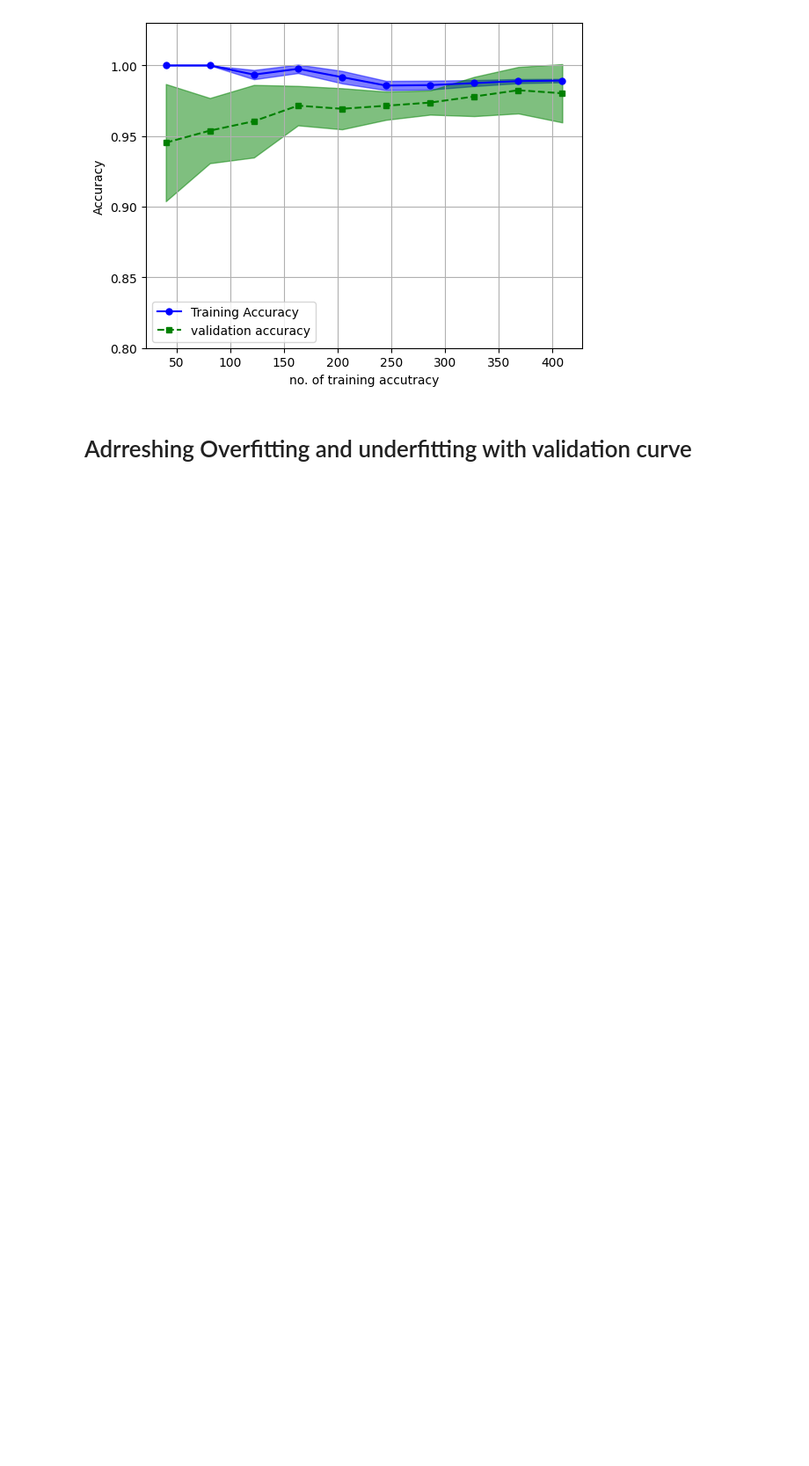
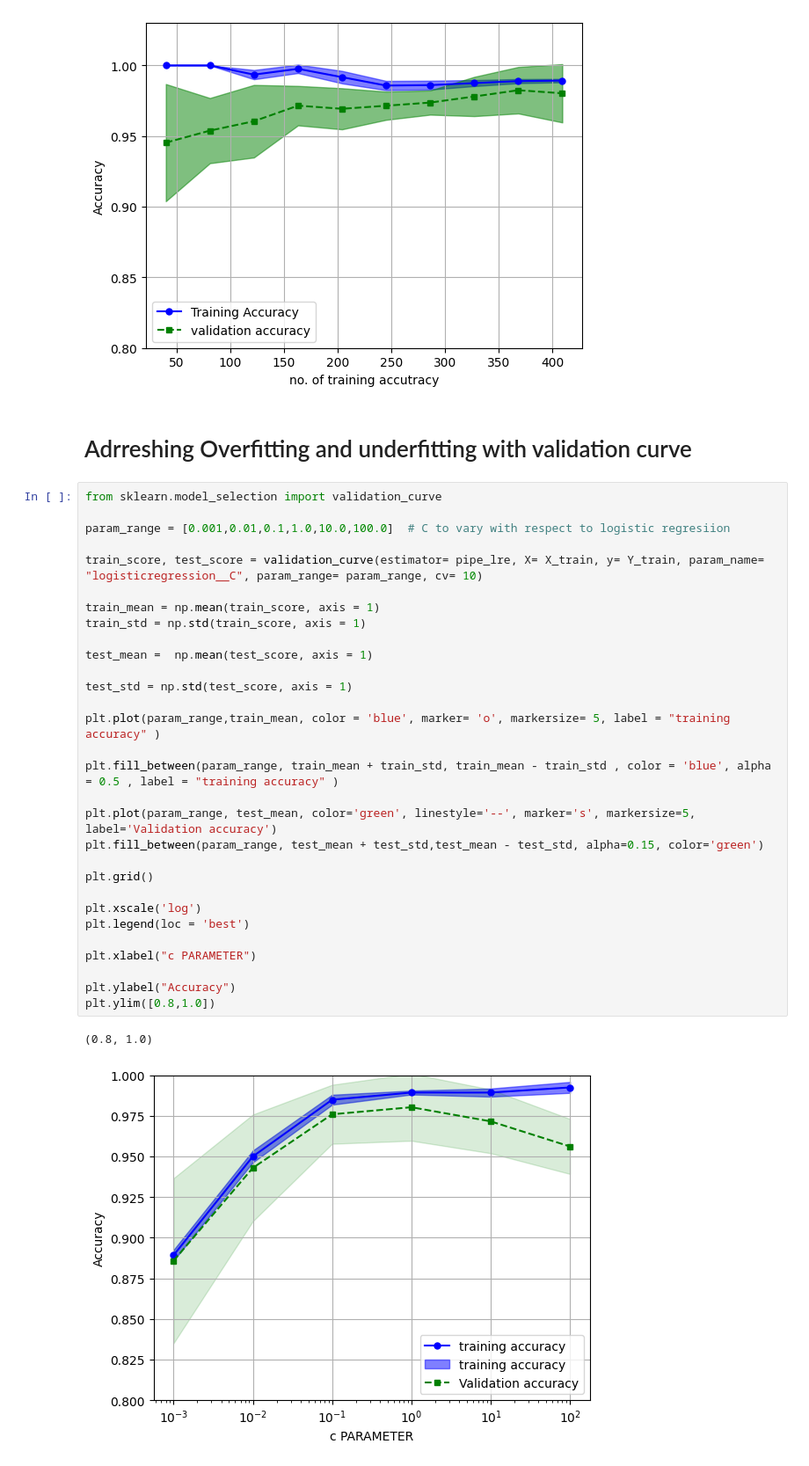
Before and after one commit to Wizard-hash2/Pipeline_workflow, a Jupyter notebook: K_fold_winsDataset.ipynb, the cells around one changed output. Shown at 88% size. Cells and saved outputs as stored; diff of their text form; blank space fills up the shorter version.

Commit message:
Fadher: ngenoh Updates vaidation curves and Grid search

```diff
--- a/K_fold_winsDataset.ipynb
+++ b/K_fold_winsDataset.ipynb
@@ -109,3 +109,36 @@ plt.show()
 [figure]
 # %% [markdown]
 # Adrreshing Overfitting and underfitting with validation curve
+# %%
+from sklearn.model_selection import validation_curve
+
+param_range = [0.001,0.01,0.1,1.0,10.0,100.0]  # C to vary with respect to logistic regresiion
+
+train_score, test_score = validation_curve(estimator= pipe_lre, X= X_train, y= Y_train, param_name= "logisticregression__C", param_range= param_range, cv= 10)
+
+train_mean = np.mean(train_score, axis = 1)
+train_std = np.std(train_score, axis = 1)
+
+test_mean =  np.mean(test_score, axis = 1)
+
+test_std = np.std(test_score, axis = 1)
+
+plt.plot(param_range,train_mean, color = 'blue', marker= 'o', markersize= 5, label = "training accuracy" )
+
+plt.fill_between(param_range, train_mean + train_std, train_mean - train_std , color = 'blue', alpha = 0.5 , label = "training accuracy" )
+
+plt.plot(param_range, test_mean, color='green', linestyle='--', marker='s', markersize=5,  label='Validation accuracy')
+plt.fill_between(param_range, test_mean + test_std,test_mean - test_std, alpha=0.15, color='green')
+
+plt.grid()
+
+plt.xscale('log')
+plt.legend(loc = 'best')
+
+plt.xlabel("c PARAMETER")
+
+plt.ylabel("Accuracy")
+plt.ylim([0.8,1.0])
+# %% [output]
+(0.8, 1.0)
+[figure, added]
```
Also changed, not shown: parts of 4 cells of this notebook.
